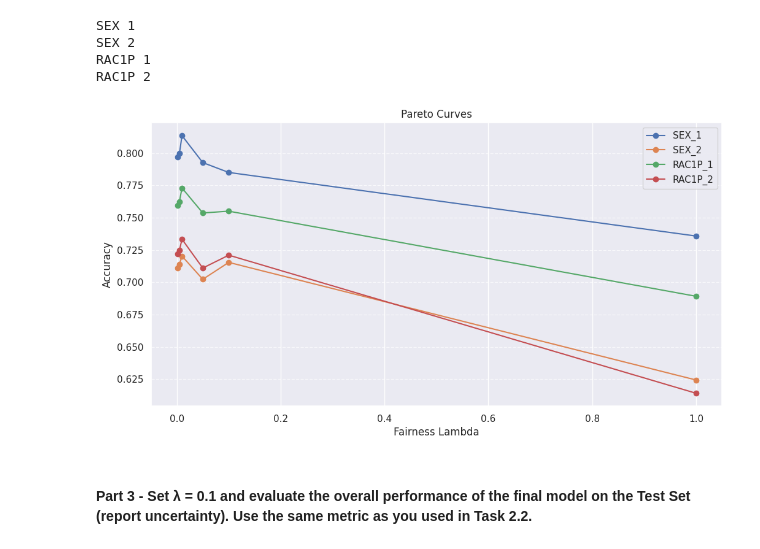
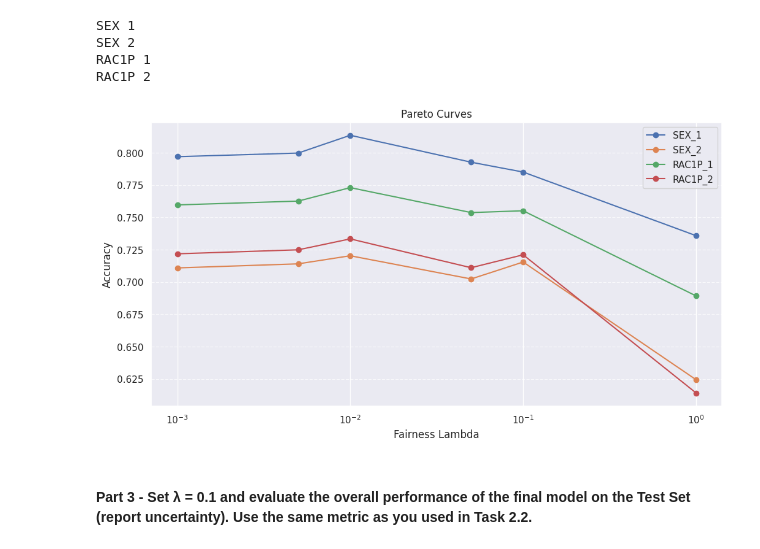
Before and after one commit to jorgedelpozolerida/-KDS_AlgorithmicFairness, a Jupyter notebook: Assignment2/assignment2.ipynb, the cells around one changed output. Cells and saved outputs as stored; diff of their text form; code cells hidden in the pictures.

```diff
--- a/Assignment2/assignment2.ipynb
+++ b/Assignment2/assignment2.ipynb
@@ -1105,7 +1111,8 @@ with open(os.path.join(outpath, f'results_ALL_lambdas.pkl'), 'rb') as f:
    fairness_results = pickle.load(f)
 # %%
 # Generate performance data for each group and lambda values
-performance = {}
+accuracies = {}
+F1s = {}
 
 for i, group_name in enumerate(groups.columns.to_list()):
 
@@ -1114,7 +1121,8 @@ for i, group_name in enumerate(groups.columns.to_list()):
     # Fill data per group
     for val in vals:
 
-        performance[(group_name, val)] = []
+        accuracies[(group_name, val)] = []
+        F1s[(group_name, val)] = []
         print(group_name, val)
 
         for lambda_ in lambdas:
@@ -1127,12 +1135,15 @@ for i, group_name in enumerate(groups.columns.to_list()):
             prob_temp = sigmoid(np.insert(X_test_temp, 0, 1, axis=1).dot(weights_temp))
             y_pred_temp = (prob_temp >= 0.5).astype(int)
 
-            accuracy = np.mean((y_pred_temp >= 0.5).astype(int) == y_test_temp)
-            performance[(group_name, val)].append(accuracy)
+            perf_metrics_temp = get_fairness_metrics(y_pred_temp, y_test_temp )
+
+            accuracies[(group_name, val)].append(perf_metrics_temp['Accuracy'])
+            F1s[(group_name, val)].append(perf_metrics_temp['F1 Score'])
 
     # Fill combined data
 
-    performance[(group_name, 'all')] = []
+    accuracies[(group_name, 'all')] = []
+    F1s[(group_name, 'all')] = []
 
     for lambda_ in lambdas:
 
@@ -1145,8 +1156,11 @@ for i, group_name in enumerate(groups.columns.to_list()):
         prob_temp = sigmoid(np.insert(X_test_temp, 0, 1, axis=1).dot(weights_temp))
         y_pred_temp = (prob_temp >= 0.5).astype(int)
 
-        accuracy = np.mean((y_pred_temp >= 0.5).astype(int) == y_test_temp)
-        performance[(group_name, 'all')].append(accuracy)
+
+        perf_metrics_temp = get_fairness_metrics(y_pred_temp, y_test_temp )
+
+        accuracies[(group_name, 'all')].append(perf_metrics_temp['Accuracy'])
+        F1s[(group_name, 'all')].append(perf_metrics_temp['F1 Score'])
 # %% [output]
 SEX 1
 SEX 2
@@ -1155,31 +1169,32 @@ RAC1P 2
 # %%
 # Generate plots for Pareto curves using previous data
 fig, ax = plt.subplots(figsize=(12,6), sharey=True, sharex=True)
 
 for i, group_name in enumerate(groups.columns.to_list()):
 
     vals = groups[group_name].unique().tolist()
 
     for val in vals:
 
         # add grid lines
         ax.grid(axis='y', linestyle='--', alpha=0.7)
-        ax.plot(lambdas, performance[(group_name, val)], label=f"{group_name}_{val}", marker='o')
+        ax.plot(lambdas, accuracies[(group_name, val)], label=f"{group_name}_{val}", marker='o')
 
 # add title and labels
+plt.xscale('log')
 ax.set_title(f"Pareto Curves")
 ax.set_xlabel("Fairness Lambda")
 ax.set_ylabel("Accuracy")
 
 # ax.plot(lambdas, performance[(group_name, 'all')], label='all', marker='o')
 ax.legend()
 
 outpath = os.path.join(os.getcwd(), "plots", "task2")
 if not os.path.exists(outpath):
     os.mkdir(outpath)
 fig.savefig(os.path.join(outpath, "Task2.3_part2_plot.png"), dpi=200, bbox_inches='tight' )
 # %% [output]
-[figure, old version]
+[figure, new version]
 # %% [markdown]
 #### Part 3 - Set λ = 0.1 and evaluate the overall performance of the final model on the Test Set (report uncertainty). Use the same metric as you used in Task 2.2.
 # %%
```
Also changed, not shown: parts of 2 cells of this notebook, 4 other files.
